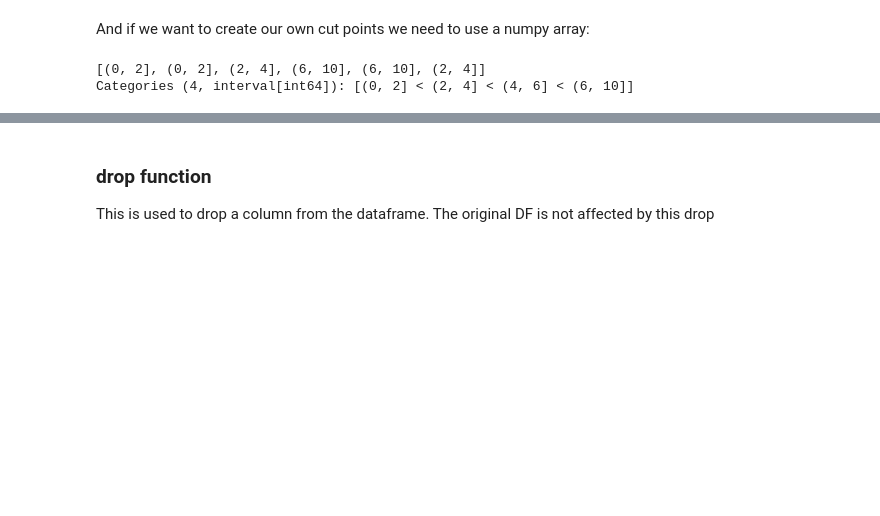
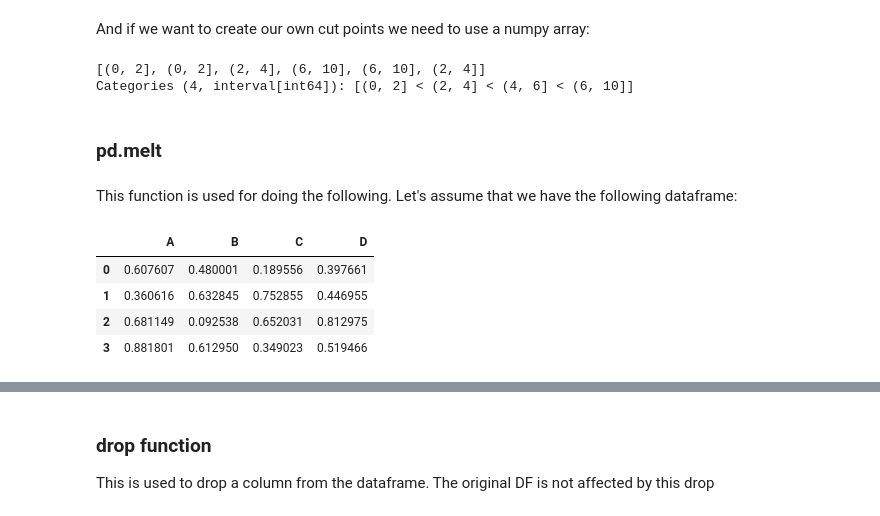
Before and after one commit to elowy01/PYTHON_NOTES, a Jupyter notebook: PANDAS/DATAFRAMES/Dataframe Notes.ipynb, the cells around one changed output, grey strips where cells are left out. Drawn from its saved outputs; the diff is of its cells as text; code cells hidden in the pictures; blank space fills up the shorter version.

```diff
--- a/PANDAS/DATAFRAMES/Dataframe Notes.ipynb
+++ b/PANDAS/DATAFRAMES/Dataframe Notes.ipynb
@@ -461,3 +461,16 @@ pd.cut(np.array([.2, 1.4, 2.5, 6.2, 9.7, 2.1]), cuts)
 # %% [output]
 [(0, 2], (0, 2], (2, 4], (6, 10], (6, 10], (2, 4]]
 Categories (4, interval[int64]): [(0, 2] < (2, 4] < (4, 6] < (6, 10]]
+# %% [markdown]
+### pd.melt
+# %% [markdown]
+This function is used for doing the following. Let's assume that we have the following dataframe:
+# %%
+df = pd.DataFrame(data = np.random.random(size=(4,4)), columns = ['A','B','C','D'])
+df.head()
+# %% [output]
+|  | A | B | C | D |
+| 0 | 0.607607 | 0.480001 | 0.189556 | 0.397661 |
+| 1 | 0.360616 | 0.632845 | 0.752855 | 0.446955 |
+| 2 | 0.681149 | 0.092538 | 0.652031 | 0.812975 |
+| 3 | 0.881801 | 0.612950 | 0.349023 | 0.519466 |
```
Also changed, not shown: parts of 9 cells of this notebook.
